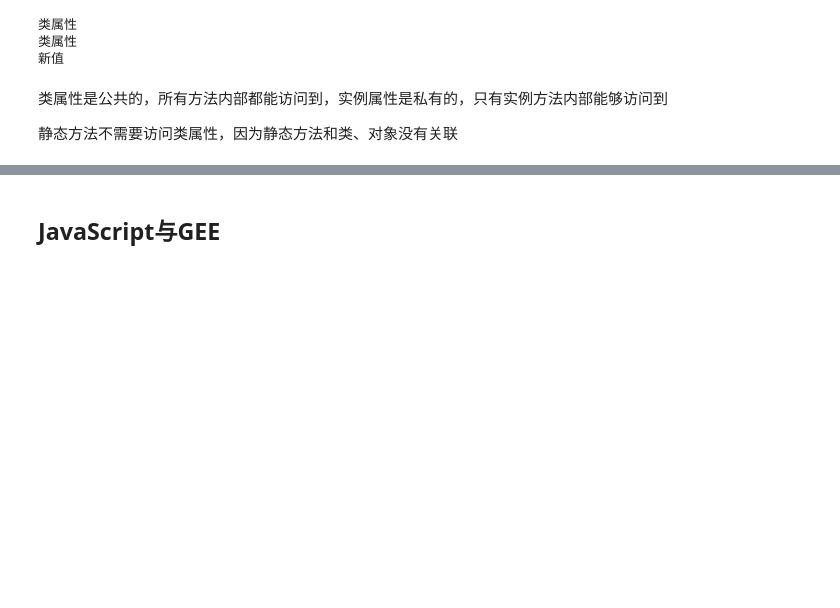
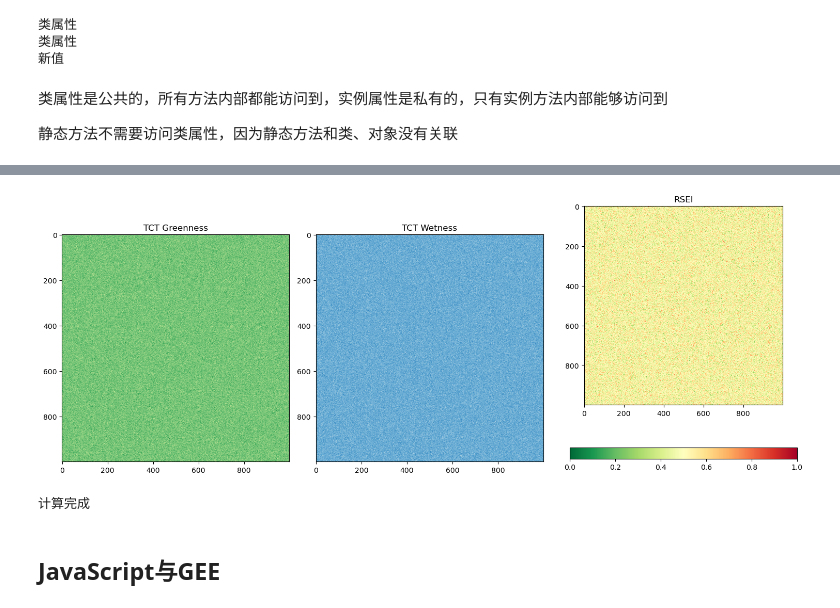
Before and after one commit to OliverJacksonZht/RemoteSensing-Coding-Review, a Jupyter notebook: 笔记.ipynb, the cells around one changed output, grey strips where cells are left out. Cells and saved outputs as stored; diff of their text form; code cells hidden in the pictures; blank space fills up the shorter version.

```diff
--- a/笔记.ipynb
+++ b/笔记.ipynb
@@ -2822,3 +2834,60 @@ print(obj.class_attr)
+# %%
+import numpy as np
+from sklearn.decomposition import PCA
+from sklearn.preprocessing import MinMaxScaler
+import matplotlib.pyplot as plt
+
+#这里使用random.uniform生成随机的float32数，注意random.randint就不可以
+data = np.random.uniform(low=0.0, high=1.0, size=(1000, 1000, 7)).astype(np.float32)
+
+# 我假装是Landsat 8，来参考缨帽系数
+tct_coefficients = {
+    'brightness': [0.3029, 0.2786, 0.4733, 0.5599, 0.5080, 0.1872],
+    'greenness': [-0.2941, -0.2430, -0.5424, 0.7276, 0.0713, -0.1608],
+    'wetness': [0.1511, 0.1973, 0.3283, 0.3407, -0.7117, -0.4559]
+}
+
+# 提取前6个波段（B2-B7）进行缨帽变换
+bands_tct = data[..., :6]
+
+# 计算缨帽分量（绿度、亮度、湿度）
+brightness = np.sum(bands_tct * tct_coefficients['brightness'], axis=2)
+greenness = np.sum(bands_tct * tct_coefficients['greenness'], axis=2)
+wetness = np.sum(bands_tct * tct_coefficients['wetness'], axis=2)
+
+# 干度指数 = (SWIR1 - 近红外) / (SWIR1 + 近红外)
+dryness = (bands_tct[...,4] - bands_tct[...,3]) / (bands_tct[...,4] + bands_tct[...,3] + 1e-10)
+
+# 地表温度（模拟一下热红外B10，我们假设温度范围280-320K归一化到0-1）
+lst = data[...,6] * 40 + 280  # 反归一化到温度范围
+
+# 标准化（这里具体应该标准化还是直接归一化我忘了，留给你自己查叭）
+scaler = MinMaxScaler()
+indicators = np.stack([
+    scaler.fit_transform(greenness.reshape(-1,1)).flatten(),  # 绿度
+    scaler.fit_transform(wetness.reshape(-1,1)).flatten(),    # 湿度
+    scaler.fit_transform(dryness.reshape(-1,1)).flatten(),    # 干度
+    scaler.fit_transform(lst.reshape(-1,1)).flatten()         # 热度
+], axis=1)
+
+# PCA
+pca = PCA(n_components=1)
+rsei = pca.fit_transform(indicators).reshape(1000, 1000)
+
+# 归一化
+rsei_norm = (rsei - rsei.min()) / (rsei.max() - rsei.min())
+
+# 可视化，因为是随机数，所以结果就是非常均匀的颜色，是正常的
+plt.figure(figsize=(15,6))
+plt.subplot(131), plt.imshow(greenness, cmap='YlGn'), plt.title('TCT Greenness')
+plt.subplot(132), plt.imshow(wetness, cmap='Blues'), plt.title('TCT Wetness')
+plt.subplot(133), plt.imshow(rsei_norm, cmap='RdYlGn_r'), plt.title('RSEI')
+plt.colorbar(orientation='horizontal'), plt.tight_layout(), plt.show()
+
+print('计算完成')
+# %% [output]
+[figure, added]
+计算完成
 # %% [markdown]
 ## JavaScript与GEE
 # %% [markdown]
```
Also changed, not shown: parts of 6 cells of this notebook.
